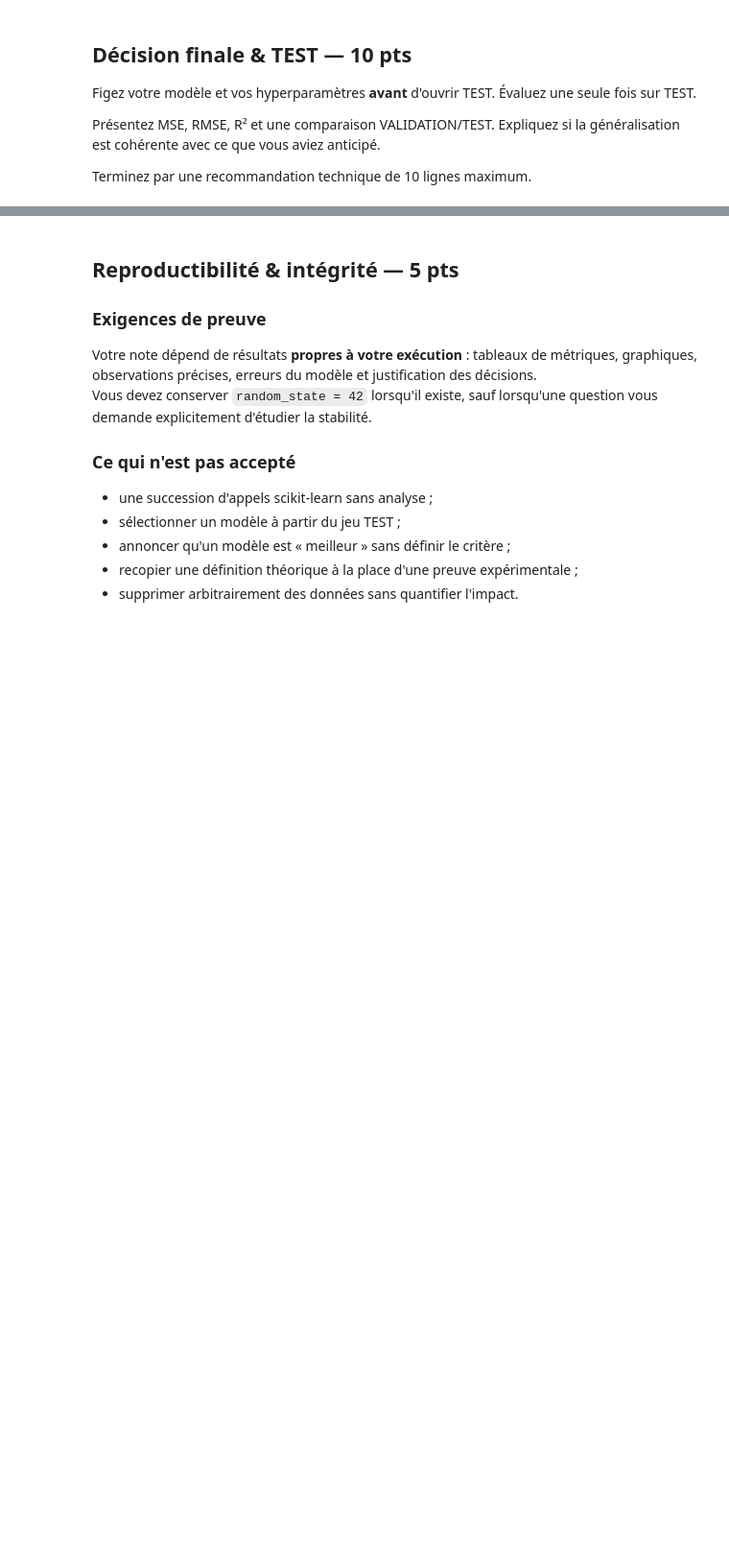
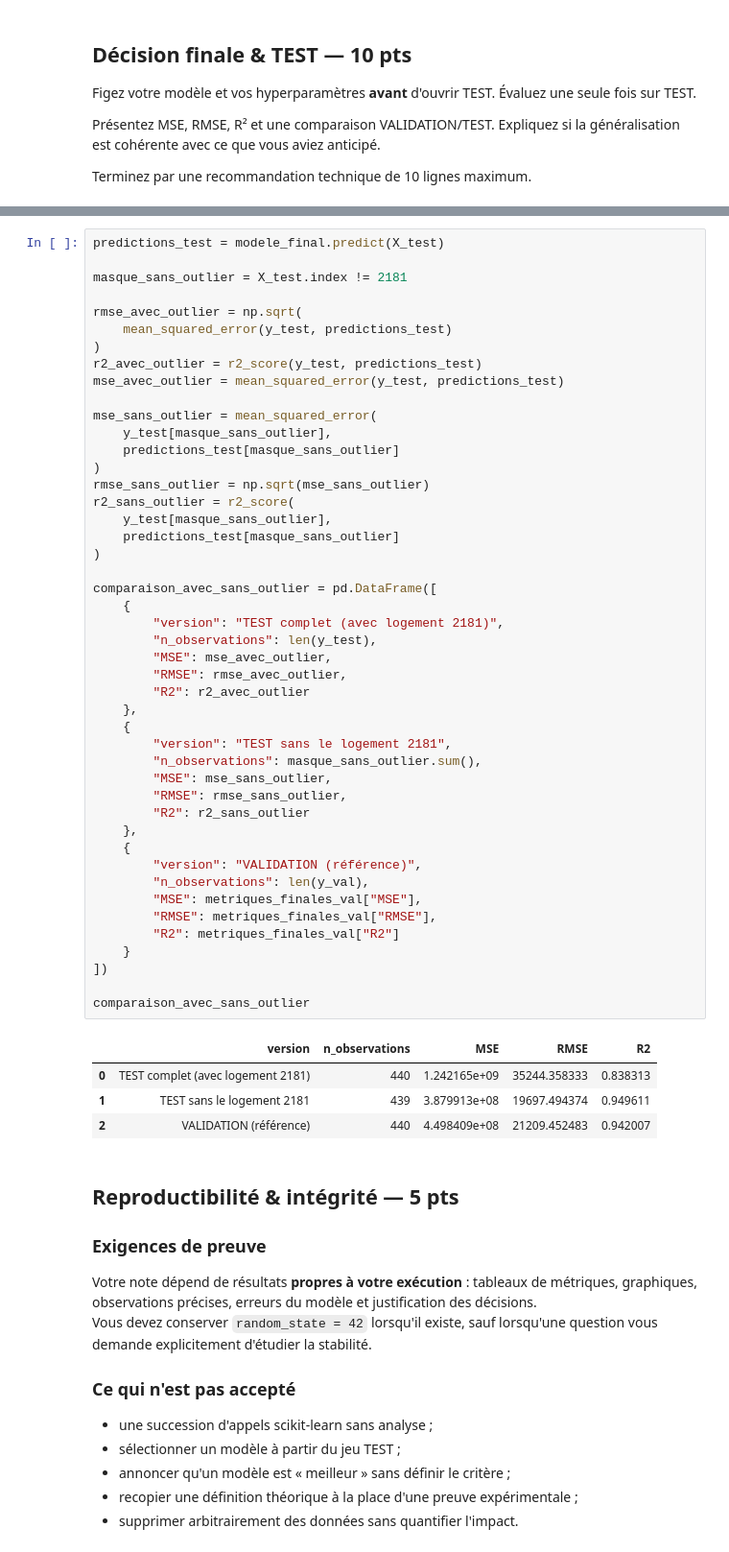
Before and after one commit to hamzabouhouch1003/Training01, a Jupyter notebook: Jour2/PACK_4_TP_NOTES_IA_4A_OPTION_DEVELOPPEUR/TP_NOTE_S3_REGRESSION_AMES_USA.ipynb, the cells around one changed output, grey strips where cells are left out. Shown at 96% size. Cells and saved outputs as stored; diff of their text form; blank space fills up the shorter version.

```diff
--- a/Jour2/PACK_4_TP_NOTES_IA_4A_OPTION_DEVELOPPEUR/TP_NOTE_S3_REGRESSION_AMES_USA.ipynb
+++ b/Jour2/PACK_4_TP_NOTES_IA_4A_OPTION_DEVELOPPEUR/TP_NOTE_S3_REGRESSION_AMES_USA.ipynb
@@ -2022,3 +2171,54 @@ Terminez par une recommandation technique de 10 lignes maximum.
+# %%
+predictions_test = modele_final.predict(X_test)
+
+masque_sans_outlier = X_test.index != 2181
+
+rmse_avec_outlier = np.sqrt(
+    mean_squared_error(y_test, predictions_test)
+)
+r2_avec_outlier = r2_score(y_test, predictions_test)
+mse_avec_outlier = mean_squared_error(y_test, predictions_test)
+
+mse_sans_outlier = mean_squared_error(
+    y_test[masque_sans_outlier],
+    predictions_test[masque_sans_outlier]
+)
+rmse_sans_outlier = np.sqrt(mse_sans_outlier)
+r2_sans_outlier = r2_score(
+    y_test[masque_sans_outlier],
+    predictions_test[masque_sans_outlier]
+)
+
+comparaison_avec_sans_outlier = pd.DataFrame([
+    {
+        "version": "TEST complet (avec logement 2181)",
+        "n_observations": len(y_test),
+        "MSE": mse_avec_outlier,
+        "RMSE": rmse_avec_outlier,
+        "R2": r2_avec_outlier
+    },
+    {
+        "version": "TEST sans le logement 2181",
+        "n_observations": masque_sans_outlier.sum(),
+        "MSE": mse_sans_outlier,
+        "RMSE": rmse_sans_outlier,
+        "R2": r2_sans_outlier
+    },
+    {
+        "version": "VALIDATION (référence)",
+        "n_observations": len(y_val),
+        "MSE": metriques_finales_val["MSE"],
+        "RMSE": metriques_finales_val["RMSE"],
+        "R2": metriques_finales_val["R2"]
+    }
+])
+
+comparaison_avec_sans_outlier
+# %% [output]
+|  | version | n_observations | MSE | RMSE | R2 |
+| 0 | TEST complet (avec logement 2181) | 440 | 1.242165e+09 | 35244.358333 | 0.838313 |
+| 1 | TEST sans le logement 2181 | 439 | 3.879913e+08 | 19697.494374 | 0.949611 |
+| 2 | VALIDATION (référence) | 440 | 4.498409e+08 | 21209.452483 | 0.942007 |
 # %% [markdown]
 ## Reproductibilité & intégrité — 5 pts
 
```
Also changed, not shown: parts of 11 cells of this notebook.
